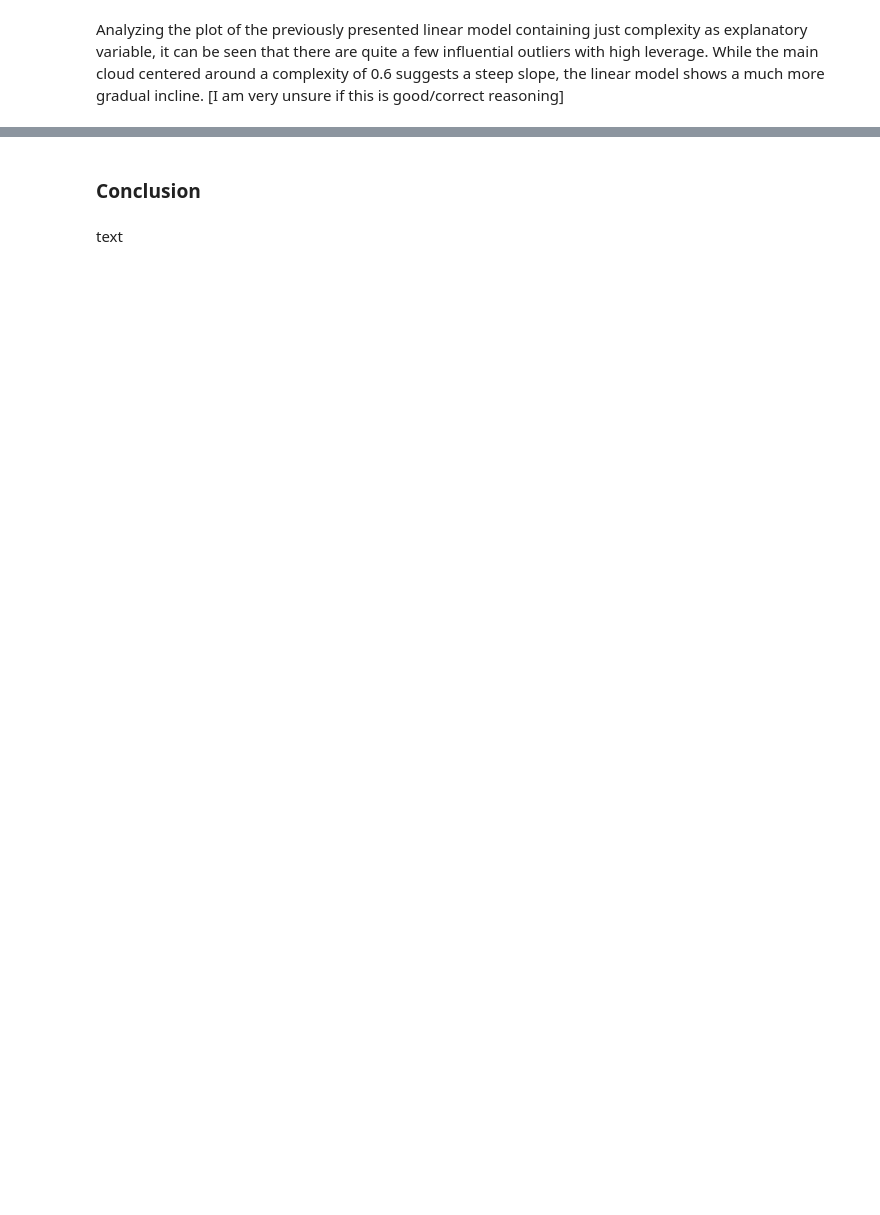
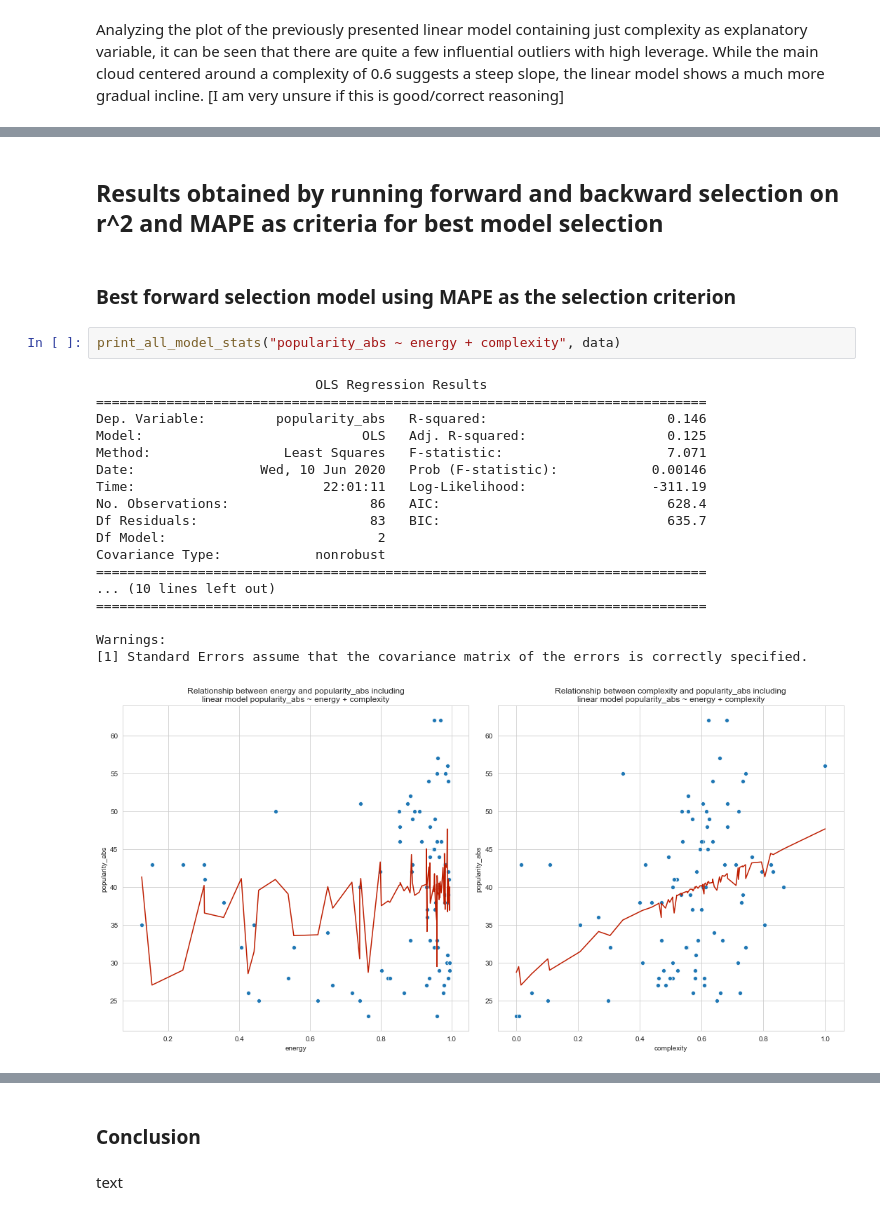
Before and after one commit to ChrisScarred/ITM_song_popularity, a Jupyter notebook: report.ipynb, the cells around one changed output, grey strips where cells are left out. Drawn from its saved outputs; the diff is of its cells as text; blank space fills up the shorter version.

```diff
--- a/report.ipynb
+++ b/report.ipynb
@@ -193,0 +227,25 @@ plt.show()
+# %% [markdown]
+## Results obtained by running forward and backward selection on r^2 and MAPE as criteria for best model selection
+# %% [markdown]
+### Best forward selection model using MAPE as the selection criterion
+# %%
+print_all_model_stats("popularity_abs ~ energy + complexity", data)
+# %% [output]
+                            OLS Regression Results
+==============================================================================
+Dep. Variable:         popularity_abs   R-squared:                       0.146
+Model:                            OLS   Adj. R-squared:                  0.125
+Method:                 Least Squares   F-statistic:                     7.071
+Date:                Wed, 10 Jun 2020   Prob (F-statistic):            0.00146
+Time:                        22:01:11   Log-Likelihood:                -311.19
+No. Observations:                  86   AIC:                             628.4
+Df Residuals:                      83   BIC:                             635.7
+Df Model:                           2
+Covariance Type:            nonrobust
+==============================================================================
+... (10 lines left out)
+==============================================================================
+
+Warnings:
+[1] Standard Errors assume that the covariance matrix of the errors is correctly specified.
+[figure, added]
```
Also changed, not shown: parts of 24 cells of this notebook, 10 other files.
